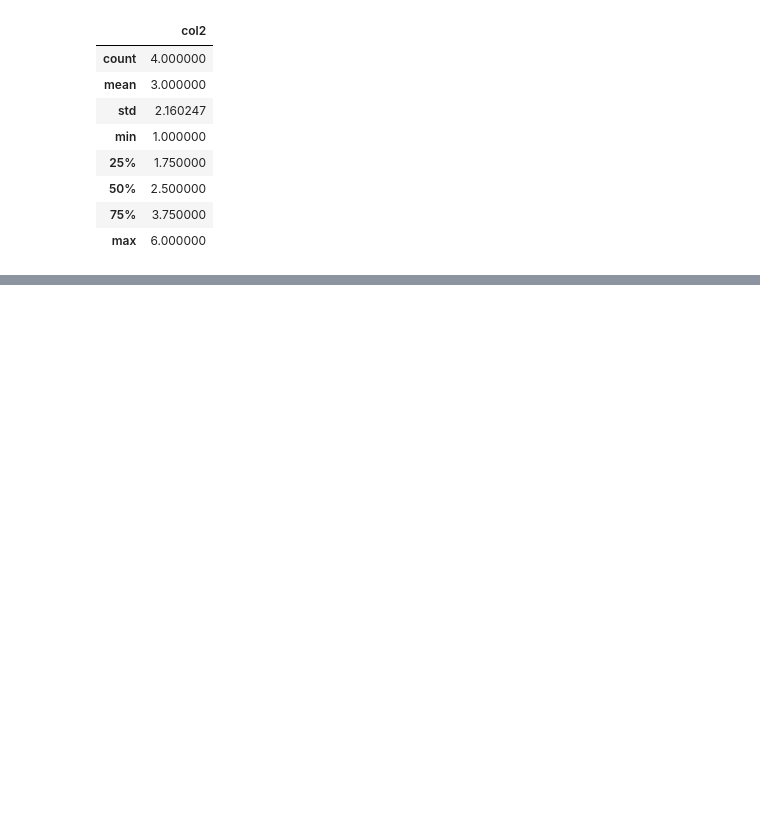
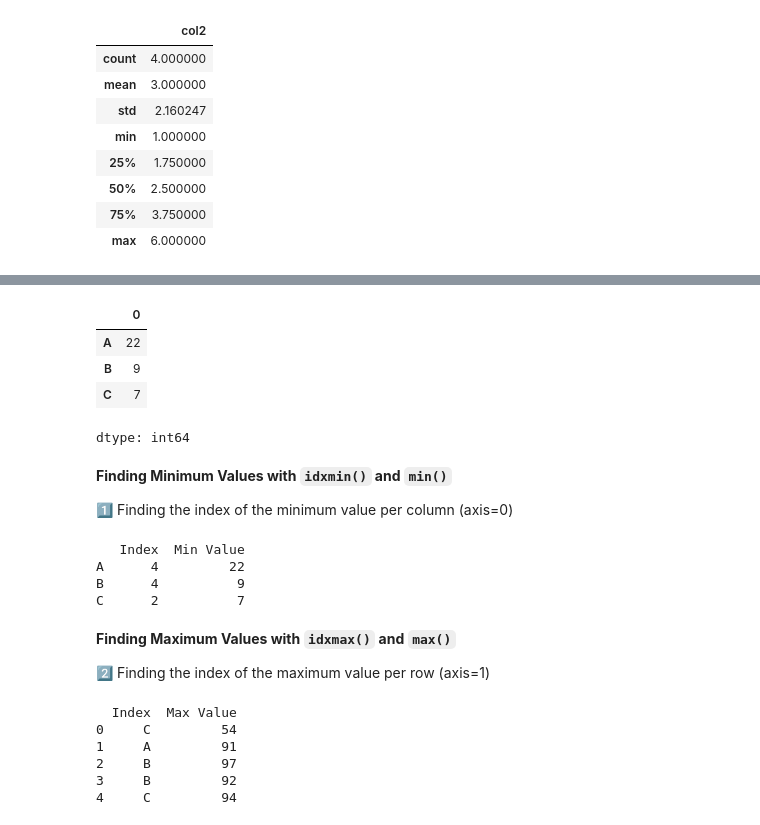
Before and after one commit to BabakDavarmanesh/Learning_Pandas, a Jupyter notebook: Learning_Pandas.ipynb, the cells around one changed output, grey strips where cells are left out. Saved outputs shown, nothing was run; the diff lists cells and outputs as text; code cells hidden in the pictures; blank space fills up the shorter version.

```diff
--- a/Learning_Pandas.ipynb
+++ b/Learning_Pandas.ipynb
@@ -292,0 +340,46 @@ frame.describe(include="number")
+# %%
+df1.min(axis=0)
+# %% [output]
+|  | 0 |
+| A | 22 |
+| B | 9 |
+| C | 7 |
+dtype: int64
+# %% [markdown]
+**Finding Minimum Values with `idxmin()` and `min()`**
+
+1️⃣ Finding the index of the minimum value per column (axis=0)
+# %%
+min_indices = df1.idxmin(axis=0)  # Index of min value
+min_values = df1.min(axis=0)  # Minimum values
+
+# Combining into a DataFrame for better display
+result = pd.concat([min_indices, min_values], axis=1)
+result.columns = ["Index", "Min Value"]
+
+print(result)
+# %% [output]
+   Index  Min Value
+A      4         22
+B      4          9
+C      2          7
+# %% [markdown]
+**Finding Maximum Values with `idxmax()` and `max()`**
+
+2️⃣ Finding the index of the maximum value per row (axis=1)
+# %%
+max_indices = df1.idxmax(axis=1)  # Index of max value
+max_values = df1.max(axis=1)  # Maximum values
+
+# Combining into a DataFrame for better display
+result = pd.concat([max_indices, max_values], axis=1)
+result.columns = ["Index", "Max Value"]
+
+print(result)
+# %% [output]
+  Index  Max Value
+0     C         54
+1     A         91
+2     B         97
+3     B         92
+4     C         94
```
Also changed, not shown: parts of 5 cells of this notebook.
